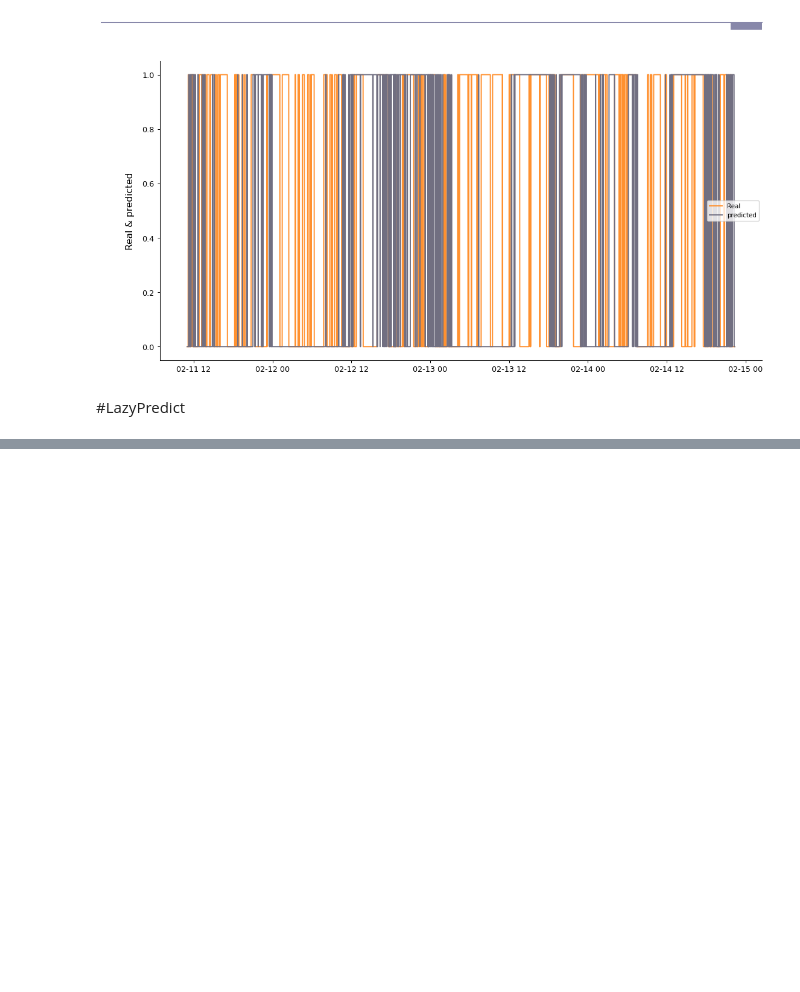
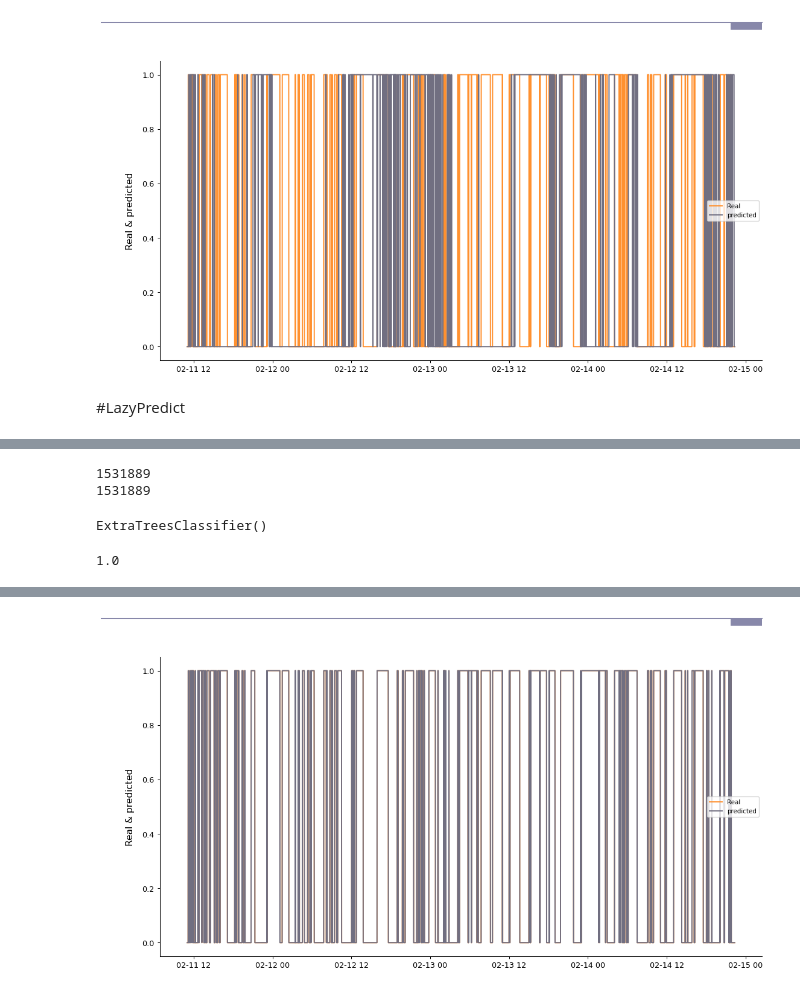
Before and after one commit to sipocz/I4_0, a Jupyter notebook: I4_0__linear.ipynb, the cells around one changed output, grey strips where cells are left out. Cells and saved outputs as stored; diff of their text form; code cells hidden in the pictures; blank space fills up the shorter version.

```diff
--- a/I4_0__linear.ipynb
+++ b/I4_0__linear.ipynb
@@ -239,0 +227,23 @@ clf.fit(X_train, X_test, y_train, y_test)
+# %%
+A_class=ExtraTreesClassifier()
+# %%
+print(len(Xredim))
+print(len(y_sign))
+# %% [output]
+1531889
+1531889
+# %%
+A_class.fit(Xredim,y_sign)
+# %% [output]
+ExtraTreesClassifier()
+# %%
+A_class.score(Xredim,y_sign)
+# %% [output]
+1.0
+# %%
+y_pred=A_class.predict(Xredim)
+# %%
+A_class_df=pd.DataFrame({"real":y_sign,"predicted":y_pred})
+# %%
+grafikon(A_class_df[15000:20000],"real","Real","predicted","predicted",n_graf=2)
+# %% [output]
@@ -239,0 +251 @@ clf.fit(X_train, X_test, y_train, y_test)
+[figure, added]
```
Also changed, not shown: parts of 17 cells of this notebook.
